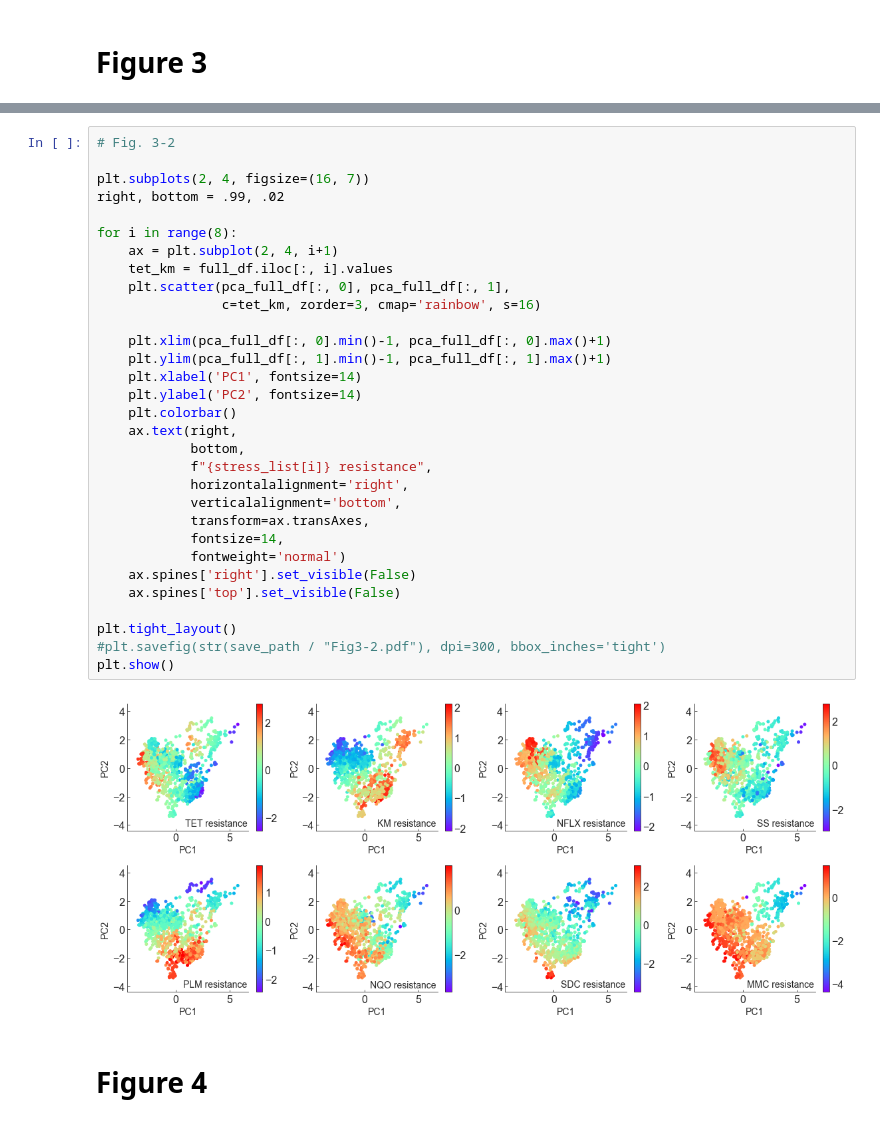
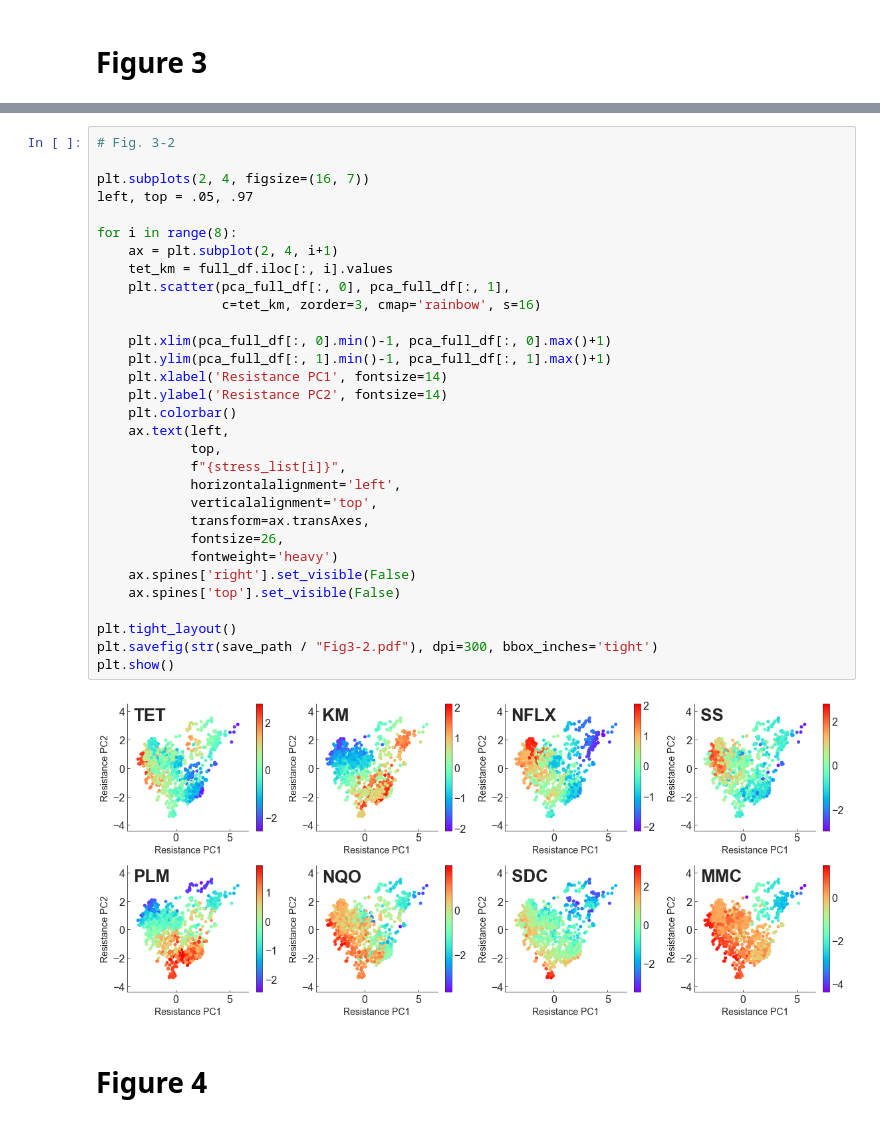
Before and after one commit to jiwasawa/resistance-landscape, a Jupyter notebook: programs_for_figure_generation.ipynb, the cells around one changed output, grey strips where cells are left out. Cells and saved outputs as stored; diff of their text form.

```diff
--- a/programs_for_figure_generation.ipynb
+++ b/programs_for_figure_generation.ipynb
@@ -361,36 +424,36 @@ plt.tight_layout()
 # %%
 # Fig. 3-2
 
 plt.subplots(2, 4, figsize=(16, 7))
-right, bottom = .99, .02
+left, top = .05, .97
 
 for i in range(8):
     ax = plt.subplot(2, 4, i+1)
     tet_km = full_df.iloc[:, i].values
     plt.scatter(pca_full_df[:, 0], pca_full_df[:, 1],
                 c=tet_km, zorder=3, cmap='rainbow', s=16)
 
     plt.xlim(pca_full_df[:, 0].min()-1, pca_full_df[:, 0].max()+1)
     plt.ylim(pca_full_df[:, 1].min()-1, pca_full_df[:, 1].max()+1)
-    plt.xlabel('PC1', fontsize=14)
-    plt.ylabel('PC2', fontsize=14)
+    plt.xlabel('Resistance PC1', fontsize=14)
+    plt.ylabel('Resistance PC2', fontsize=14)
     plt.colorbar()
-    ax.text(right,
-            bottom,
-            f"{stress_list[i]} resistance",
-            horizontalalignment='right',
-            verticalalignment='bottom',
+    ax.text(left,
+            top,
+            f"{stress_list[i]}",
+            horizontalalignment='left',
+            verticalalignment='top',
             transform=ax.transAxes,
-            fontsize=14,
-            fontweight='normal')
+            fontsize=26,
+            fontweight='heavy')
     ax.spines['right'].set_visible(False)
     ax.spines['top'].set_visible(False)
 
 plt.tight_layout()
-#plt.savefig(str(save_path / "Fig3-2.pdf"), dpi=300, bbox_inches='tight')
+plt.savefig(str(save_path / "Fig3-2.pdf"), dpi=300, bbox_inches='tight')
 plt.show()
 # %% [output]
-[figure, old version]
+[figure, new version]
 # %% [markdown]
 # Figure 4
 # %%
```
Also changed, not shown: parts of 2 cells of this notebook, 3 other files.
